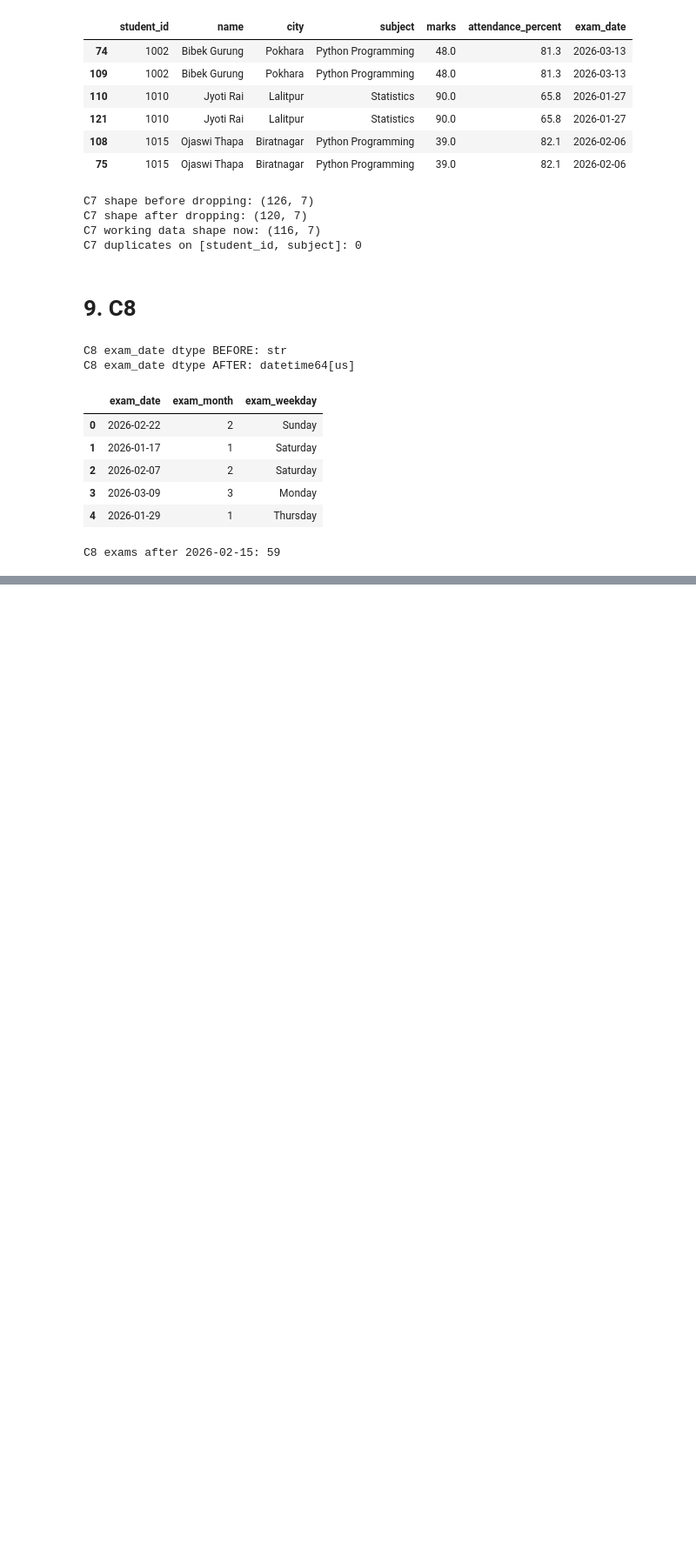
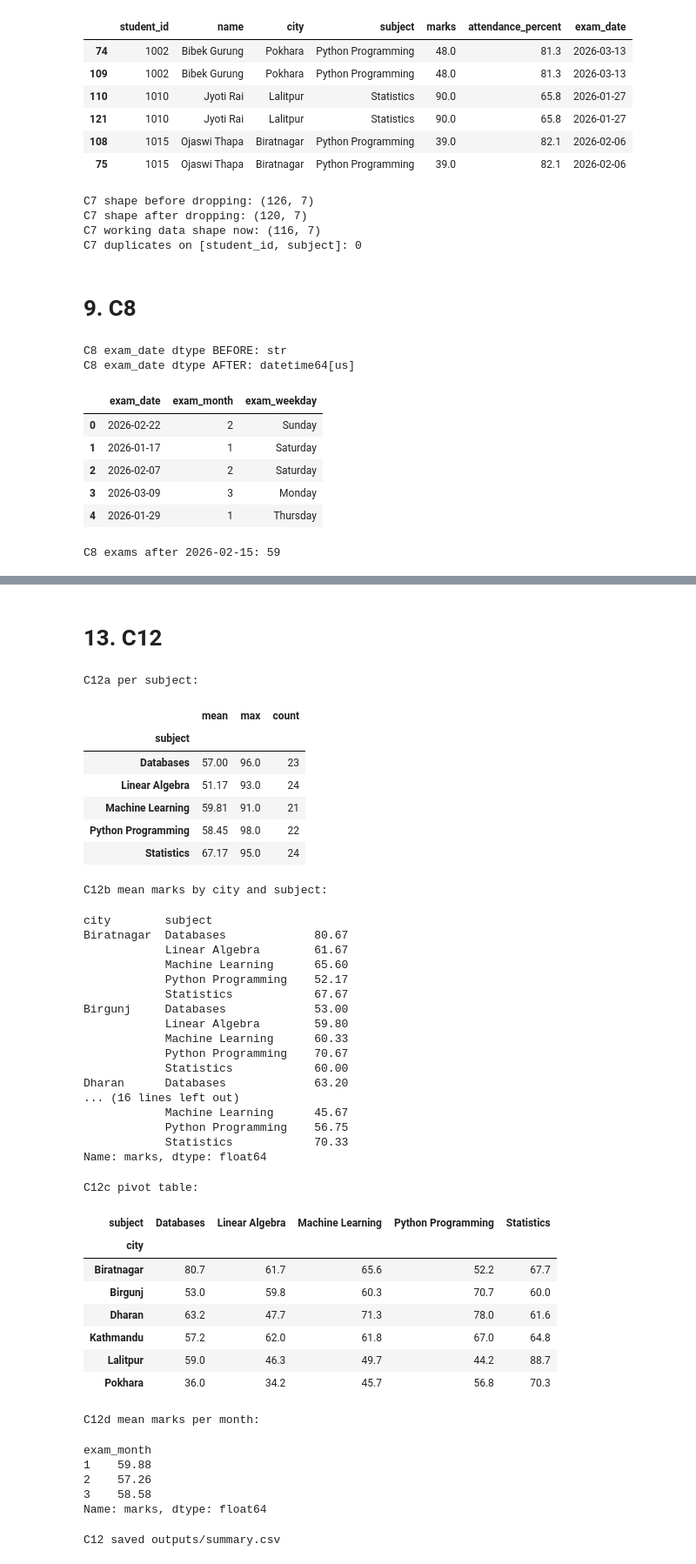
Before and after one commit to samikshya-01/assignment-1, a Jupyter notebook: answers/03_pandas.ipynb, the cells around one changed output, grey strips where cells are left out. Shown at 87% size. Saved outputs shown, nothing was run; the diff lists cells and outputs as text; code cells hidden in the pictures; blank space fills up the shorter version.

Commit message:
Complete Part C tasks C9-C12 and export summary

```diff
--- a/answers/03_pandas.ipynb
+++ b/answers/03_pandas.ipynb
@@ -273,0 +330,13 @@ C8 exams after 2026-02-15: 59
+# %%
+# ---------- C11: Types and memory ----------
+before = df[["subject", "city"]].memory_usage(deep=True)[["subject", "city"]]
+df["subject"] = df["subject"].astype("category")
+df["city"] = df["city"].astype("category")
+after = df[["subject", "city"]].memory_usage(deep=True)[["subject", "city"]]
+
+print("C11 bytes BEFORE:\n", before)
+print("C11 bytes AFTER:\n", after)
+print("C11 % saved:\n", ((before - after) / before * 100).round(1))
+##Why category is cheaper, and when it would not help?
+#Category is cheaper because it store the value only once and then store the index of the value for other which saves memory but it
+# wouldn't help when every value is different because it will take more memory.
@@ -273,0 +356,63 @@ C8 exams after 2026-02-15: 59
+# %% [markdown]
+# 13. C12
+# %%
+# ---------- C12: Aggregation and summary ----------
+summary = df.groupby("subject", observed=True)["marks"].agg(["mean", "max", "count"]).round(2)
+print("C12a per subject:"); display(summary)
+
+print("C12b mean marks by city and subject:")
+display(df.groupby(["city", "subject"], observed=True)["marks"].mean().round(2))
+
+print("C12c pivot table:")
+display(df.pivot_table(values="marks", index="city", columns="subject", aggfunc="mean", observed=True).round(1))
+
+print("C12d mean marks per month:")
+display(df.groupby("exam_month")["marks"].mean().sort_index().round(2))
+
+summary.to_csv("../outputs/summary.csv")
+print("C12 saved outputs/summary.csv")
+##What the month trend shows?
+#The month trend shows that the mean marks are highest in January and lowest in February but the difference is small.
+# %% [output]
+C12a per subject:
+|  | mean | max | count |
+| subject |  |  |  |
+| Databases | 57.00 | 96.0 | 23 |
+| Linear Algebra | 51.17 | 93.0 | 24 |
+| Machine Learning | 59.81 | 91.0 | 21 |
+| Python Programming | 58.45 | 98.0 | 22 |
+| Statistics | 67.17 | 95.0 | 24 |
+C12b mean marks by city and subject:
+city        subject
+Biratnagar  Databases             80.67
+            Linear Algebra        61.67
+            Machine Learning      65.60
+            Python Programming    52.17
+            Statistics            67.67
+Birgunj     Databases             53.00
+            Linear Algebra        59.80
+            Machine Learning      60.33
+            Python Programming    70.67
+            Statistics            60.00
+Dharan      Databases             63.20
+... (16 lines left out)
+            Machine Learning      45.67
+            Python Programming    56.75
+            Statistics            70.33
+Name: marks, dtype: float64
+C12c pivot table:
+| subject | Databases | Linear Algebra | Machine Learning | Python Programming | Statistics |
+| city |  |  |  |  |  |
+| Biratnagar | 80.7 | 61.7 | 65.6 | 52.2 | 67.7 |
+| Birgunj | 53.0 | 59.8 | 60.3 | 70.7 | 60.0 |
+| Dharan | 63.2 | 47.7 | 71.3 | 78.0 | 61.6 |
+| Kathmandu | 57.2 | 62.0 | 61.8 | 67.0 | 64.8 |
+| Lalitpur | 59.0 | 46.3 | 49.7 | 44.2 | 88.7 |
+| Pokhara | 36.0 | 34.2 | 45.7 | 56.8 | 70.3 |
+C12d mean marks per month:
+exam_month
+1    59.88
+2    57.26
+3    58.58
+Name: marks, dtype: float64
+C12 saved outputs/summary.csv
```
Also changed, not shown: parts of 6 cells of this notebook, 1 other file.
